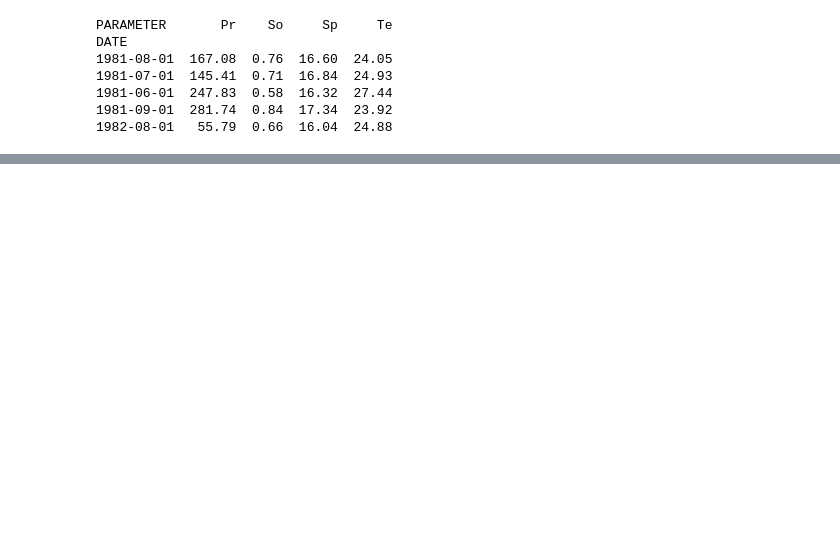
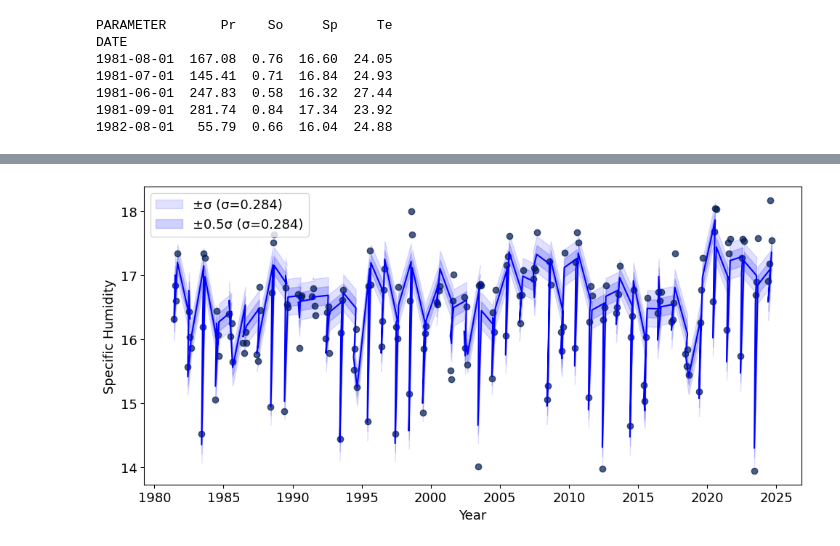
Before and after one commit to SandyTheAdventurer/rllxo, a Jupyter notebook: test.ipynb, the cells around one changed output, grey strips where cells are left out. Saved outputs shown, nothing was run; the diff lists cells and outputs as text; code cells hidden in the pictures; blank space fills up the shorter version.

```diff
--- a/test.ipynb
+++ b/test.ipynb
@@ -194,5 +277,5 @@ Te        -0.421531 -0.789661 -0.709625  1.000000
 # %%
-target = "Pr"
+target = "Sp"
 target_full = next((orig for orig, alias in col_map.items() if alias == target), target)
 feature_cols = [c for c in df_final.columns if c != target]
 print(df_final.head())
@@ -352 +390,33 @@ plt.show()
+# %%
+residuals = y - y_pred
+# use standard deviation of residuals as uncertainty (1σ)
+color_mapping = {
+    'Temperature': 'darkred',
+    'Specific Humidity': 'blue',
+    'Precipitation': 'darkviolet',
+    'Soil Moisture': 'forestgreen'
+}
+plt.figure(figsize=(10, 5))
+plt.scatter(df_final.index, y, alpha=0.7, zorder=5, color="#001a4d")
+plt.plot(df_final.index, y_pred, color=color_mapping.get(target_full.strip(), "red"), zorder=6)
+
+# shaded ±1σ, ±2σ, ±3σ bands around prediction
+sigma = float(np.std(residuals))
+upper1 = y_pred + 0.5 * sigma
+lower1 = y_pred - 0.5 * sigma
+upper2 = y_pred + 1 * sigma
+lower2 = y_pred - 1 * sigma
+
+# widest (3σ) first so it sits behind narrower bands
+plt.fill_between(df_final.index, lower2, upper2, color=color_mapping.get(target_full.strip(), "red"), alpha=0.12, label=f"±σ (σ={sigma:.3f})", zorder=2)
+plt.fill_between(df_final.index, lower1, upper1, color=color_mapping.get(target_full.strip(), "red"), alpha=0.18, label=f"±0.5σ (σ={sigma:.3f})", zorder=3)
+
+plt.xlabel("Year")
+plt.ylabel(f"{target_full}")
+plt.legend()
+plt.tight_layout()
+plt.savefig(f"predict_{target}.pdf", bbox_inches='tight')
+plt.show()
+# %% [output]
+[figure, added]
 # %%
```
Also changed, not shown: parts of 10 cells of this notebook, 10 other files.
